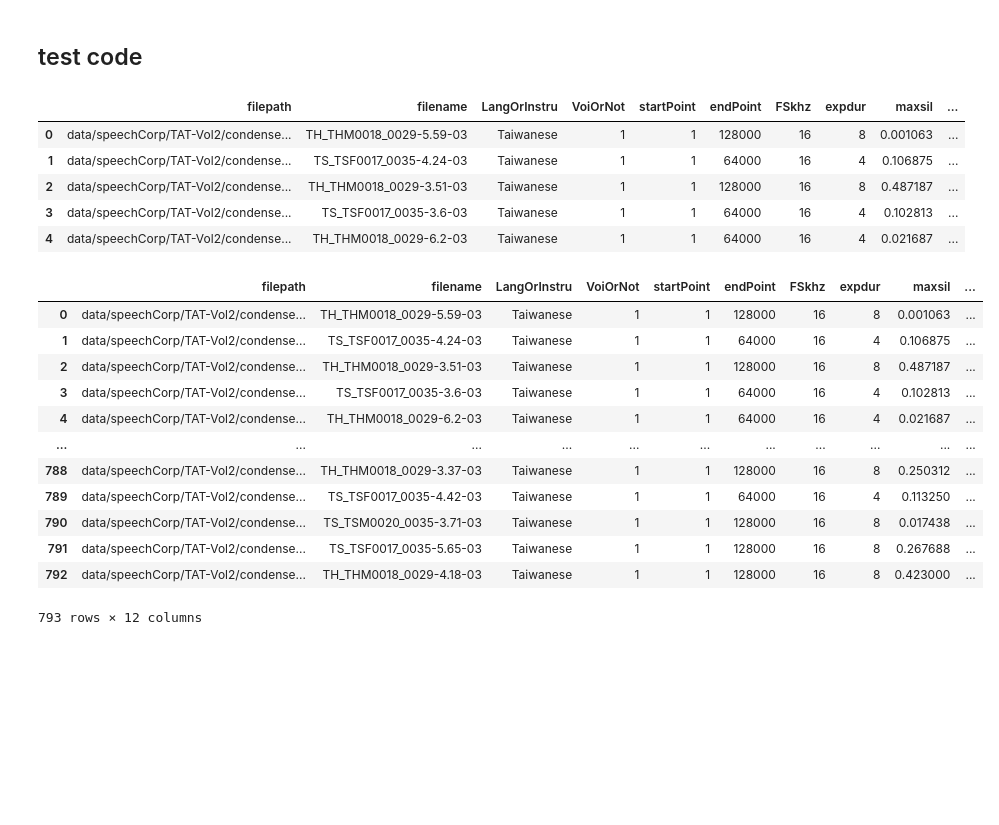
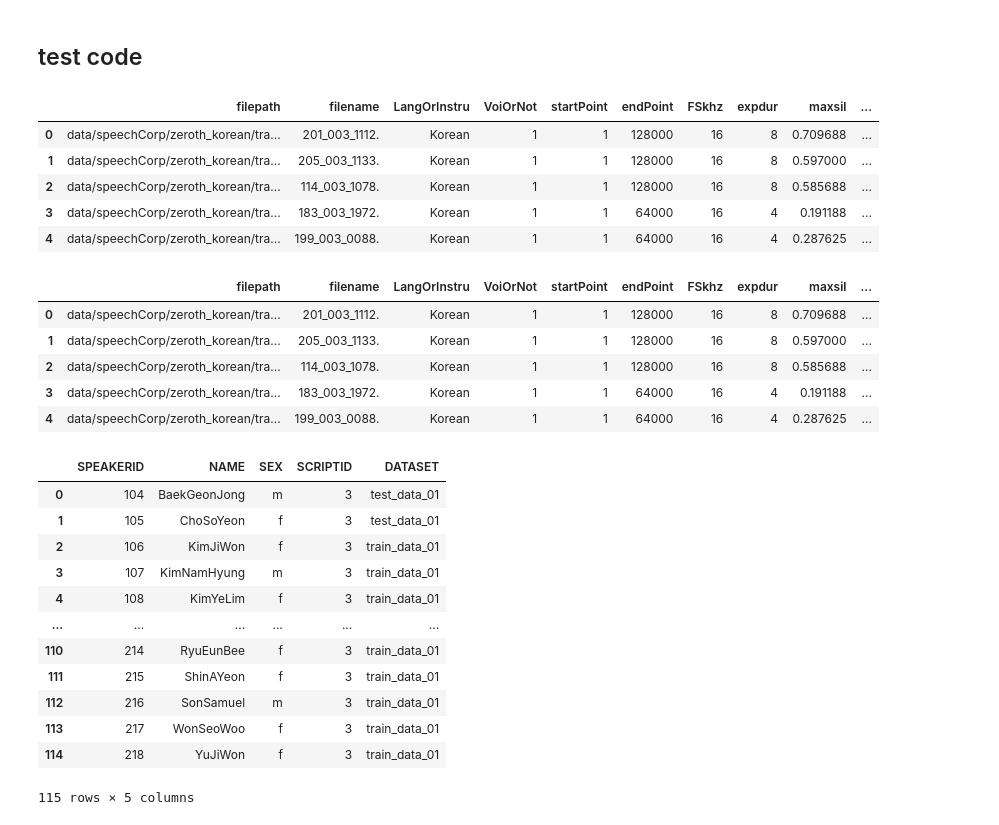
Before and after one commit to curlsloth/MusicSpeech-STM, a Jupyter notebook: build_meta_data.ipynb, the cells around one changed output. Cells and saved outputs as stored; diff of their text form; code cells hidden in the pictures; blank space fills up the shorter version.

Commit message:
add thchs30, TIMIT, Javanese, zeroth

```diff
--- a/build_meta_data.ipynb
+++ b/build_meta_data.ipynb
@@ -224,7 +242,7 @@ df_all
 # %% [markdown]
 ## test code ##
 # %%
-corpus = 'TAT-Vol2'
+corpus = 'zeroth_korean'
 params_list = glob.glob('STM_output/Survey/speech_params_'+corpus+'/*')
 df_list = []
 
@@ -241,26 +259,36 @@ df_all = pd.concat(df_list, ignore_index=True)
 df_all.head()
 # %% [output]
 |  | filepath | filename | LangOrInstru | VoiOrNot | startPoint | endPoint | FSkhz | expdur | maxsil | ... |
-| 0 | data/speechCorp/TAT-Vol2/condense... | TH_THM0018_0029-5.59-03 | Taiwanese | 1 | 1 | 128000 | 16 | 8 | 0.001063 | ... |
-| 1 | data/speechCorp/TAT-Vol2/condense... | TS_TSF0017_0035-4.24-03 | Taiwanese | 1 | 1 | 64000 | 16 | 4 | 0.106875 | ... |
-| 2 | data/speechCorp/TAT-Vol2/condense... | TH_THM0018_0029-3.51-03 | Taiwanese | 1 | 1 | 128000 | 16 | 8 | 0.487187 | ... |
-| 3 | data/speechCorp/TAT-Vol2/condense... | TS_TSF0017_0035-3.6-03 | Taiwanese | 1 | 1 | 64000 | 16 | 4 | 0.102813 | ... |
-| 4 | data/speechCorp/TAT-Vol2/condense... | TH_THM0018_0029-6.2-03 | Taiwanese | 1 | 1 | 64000 | 16 | 4 | 0.021687 | ... |
+| 0 | data/speechCorp/zeroth_korean/tra... | 201_003_1112. | Korean | 1 | 1 | 128000 | 16 | 8 | 0.709688 | ... |
+| 1 | data/speechCorp/zeroth_korean/tra... | 205_003_1133. | Korean | 1 | 1 | 128000 | 16 | 8 | 0.597000 | ... |
+| 2 | data/speechCorp/zeroth_korean/tra... | 114_003_1078. | Korean | 1 | 1 | 128000 | 16 | 8 | 0.585688 | ... |
+| 3 | data/speechCorp/zeroth_korean/tra... | 183_003_1972. | Korean | 1 | 1 | 64000 | 16 | 4 | 0.191188 | ... |
+| 4 | data/speechCorp/zeroth_korean/tra... | 199_003_0088. | Korean | 1 | 1 | 64000 | 16 | 4 | 0.287625 | ... |
 # %%
-df_all['speaker/player'] = 'TAT-Vol2_'+df_all['filename'].str[:10]
-df_all['gender'] = df_all['filename'].str[5]
-df_all
+df_all['speaker/player'] = df_all['filename'].str[:3]
+df_all.head()
 # %% [output]
 |  | filepath | filename | LangOrInstru | VoiOrNot | startPoint | endPoint | FSkhz | expdur | maxsil | ... |
-| 0 | data/speechCorp/TAT-Vol2/condense... | TH_THM0018_0029-5.59-03 | Taiwanese | 1 | 1 | 128000 | 16 | 8 | 0.001063 | ... |
-| 1 | data/speechCorp/TAT-Vol2/condense... | TS_TSF0017_0035-4.24-03 | Taiwanese | 1 | 1 | 64000 | 16 | 4 | 0.106875 | ... |
-| 2 | data/speechCorp/TAT-Vol2/condense... | TH_THM0018_0029-3.51-03 | Taiwanese | 1 | 1 | 128000 | 16 | 8 | 0.487187 | ... |
-| 3 | data/speechCorp/TAT-Vol2/condense... | TS_TSF0017_0035-3.6-03 | Taiwanese | 1 | 1 | 64000 | 16 | 4 | 0.102813 | ... |
-| 4 | data/speechCorp/TAT-Vol2/condense... | TH_THM0018_0029-6.2-03 | Taiwanese | 1 | 1 | 64000 | 16 | 4 | 0.021687 | ... |
-| ... | ... | ... | ... | ... | ... | ... | ... | ... | ... | ... |
-| 788 | data/speechCorp/TAT-Vol2/condense... | TH_THM0018_0029-3.37-03 | Taiwanese | 1 | 1 | 128000 | 16 | 8 | 0.250312 | ... |
-| 789 | data/speechCorp/TAT-Vol2/condense... | TS_TSF0017_0035-4.42-03 | Taiwanese | 1 | 1 | 64000 | 16 | 4 | 0.113250 | ... |
-| 790 | data/speechCorp/TAT-Vol2/condense... | TS_TSM0020_0035-3.71-03 | Taiwanese | 1 | 1 | 128000 | 16 | 8 | 0.017438 | ... |
-| 791 | data/speechCorp/TAT-Vol2/condense... | TS_TSF0017_0035-5.65-03 | Taiwanese | 1 | 1 | 128000 | 16 | 8 | 0.267688 | ... |
-| 792 | data/speechCorp/TAT-Vol2/condense... | TH_THM0018_0029-4.18-03 | Taiwanese | 1 | 1 | 128000 | 16 | 8 | 0.423000 | ... |
+| 0 | data/speechCorp/zeroth_korean/tra... | 201_003_1112. | Korean | 1 | 1 | 128000 | 16 | 8 | 0.709688 | ... |
+| 1 | data/speechCorp/zeroth_korean/tra... | 205_003_1133. | Korean | 1 | 1 | 128000 | 16 | 8 | 0.597000 | ... |
+| 2 | data/speechCorp/zeroth_korean/tra... | 114_003_1078. | Korean | 1 | 1 | 128000 | 16 | 8 | 0.585688 | ... |
+| 3 | data/speechCorp/zeroth_korean/tra... | 183_003_1972. | Korean | 1 | 1 | 64000 | 16 | 4 | 0.191188 | ... |
+| 4 | data/speechCorp/zeroth_korean/tra... | 199_003_0088. | Korean | 1 | 1 | 64000 | 16 | 4 | 0.287625 | ... |
-793 rows × 12 columns
+# %%
+zeroth_df = pd.read_csv('data/speechCorp/zeroth_korean/AUDIO_INFO', sep="|")
+zeroth_df['SPEAKERID'] = zeroth_df['SPEAKERID'].astype(str)
+zeroth_df
+# %% [output]
+|  | SPEAKERID | NAME | SEX | SCRIPTID | DATASET |
+| 0 | 104 | BaekGeonJong | m | 3 | test_data_01 |
+| 1 | 105 | ChoSoYeon | f | 3 | test_data_01 |
+| 2 | 106 | KimJiWon | f | 3 | train_data_01 |
+| 3 | 107 | KimNamHyung | m | 3 | train_data_01 |
+| 4 | 108 | KimYeLim | f | 3 | train_data_01 |
+| ... | ... | ... | ... | ... | ... |
+| 110 | 214 | RyuEunBee | f | 3 | train_data_01 |
+| 111 | 215 | ShinAYeon | f | 3 | train_data_01 |
+| 112 | 216 | SonSamuel | m | 3 | train_data_01 |
+| 113 | 217 | WonSeoWoo | f | 3 | train_data_01 |
+| 114 | 218 | YuJiWon | f | 3 | train_data_01 |
+115 rows × 5 columns
```
Also changed, not shown: parts of 2 cells of this notebook.
